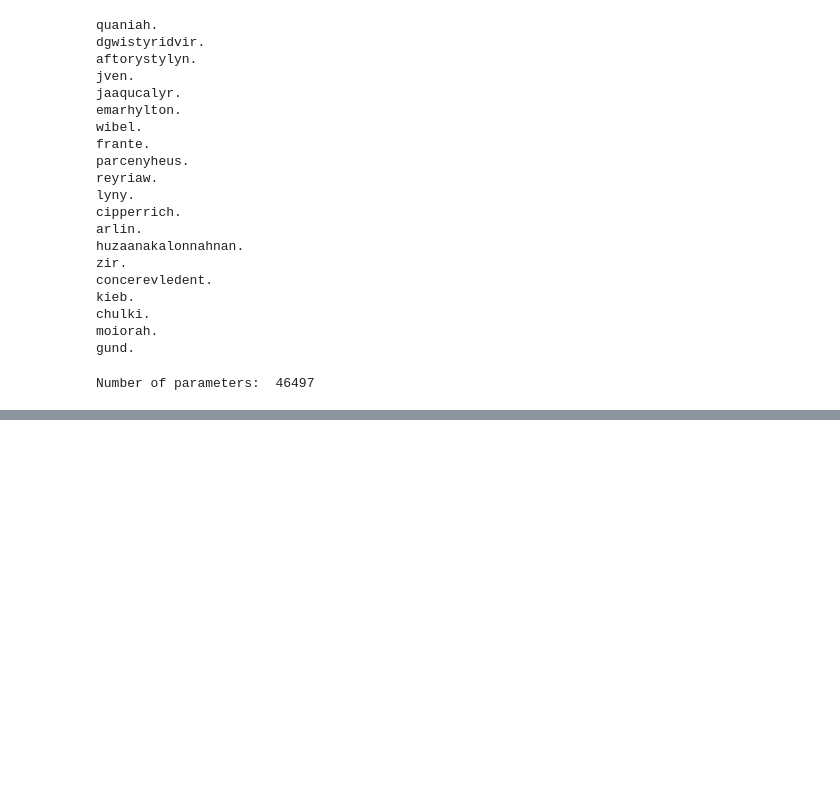
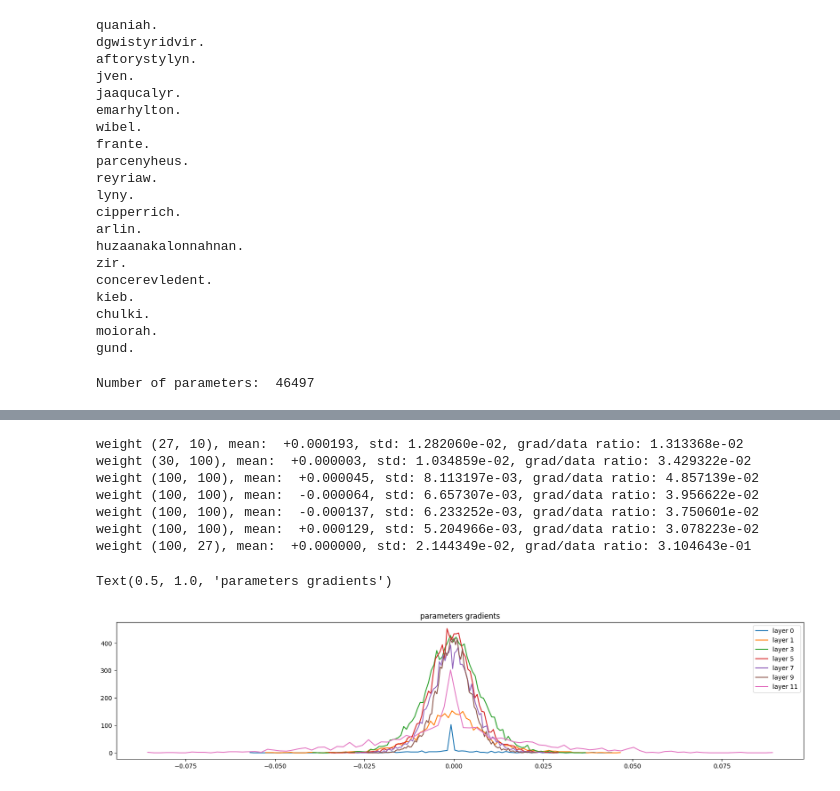
Before and after one commit to mihaimaganu17/gym_chad, a Jupyter notebook: micrograd3/build_makemore_part3.ipynb, the cells around one changed output, grey strips where cells are left out. Drawn from its saved outputs; the diff is of its cells as text; code cells hidden in the pictures; blank space fills up the shorter version.

Commit message:
Gradients for the wieghts parameters

```diff
--- a/micrograd3/build_makemore_part3.ipynb
+++ b/micrograd3/build_makemore_part3.ipynb
@@ -648,0 +650,28 @@ Text(0.5, 1.0, 'gradient distribution')
+# %%
+plt.figure(figsize=(20, 4))
+legends = []
+
+with torch.no_grad():
+    # Alternatively we can call detach on hx and hy
+    # Iterate over all tanh activation layers
+    for idx, param in enumerate(parameters):
+        grad = param.grad
+        # only plot the weights, which are 2 dimensional
+        if param.ndim == 2:
+            print("weight %s, mean:  %+f, std: %e, grad/data ratio: %e" % (tuple(grad.shape), grad.mean(), grad.std(), grad.std() / param.std()))
+            hy, hx = torch.histogram(grad, density=False)
+            plt.plot(hx[:-1].numpy(), hy.numpy())
+            legends.append(f'layer {idx}')
+
+plt.legend(legends)
+plt.title("weigths data & gradients")
+# %% [output]
+weight (27, 10), mean:  +0.000193, std: 1.282060e-02, grad/data ratio: 1.313368e-02
+weight (30, 100), mean:  +0.000003, std: 1.034859e-02, grad/data ratio: 3.429322e-02
+weight (100, 100), mean:  +0.000045, std: 8.113197e-03, grad/data ratio: 4.857139e-02
+weight (100, 100), mean:  -0.000064, std: 6.657307e-03, grad/data ratio: 3.956622e-02
+weight (100, 100), mean:  -0.000137, std: 6.233252e-03, grad/data ratio: 3.750601e-02
+weight (100, 100), mean:  +0.000129, std: 5.204966e-03, grad/data ratio: 3.078223e-02
+weight (100, 27), mean:  +0.000000, std: 2.144349e-02, grad/data ratio: 3.104643e-01
+Text(0.5, 1.0, 'parameters gradients')
+[figure, added]
```
Also changed, not shown: parts of 3 cells of this notebook.
